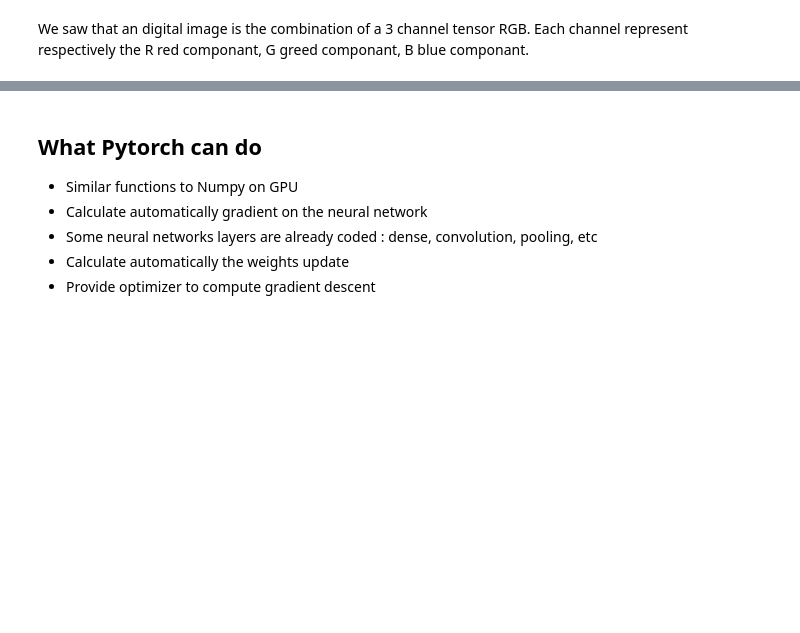
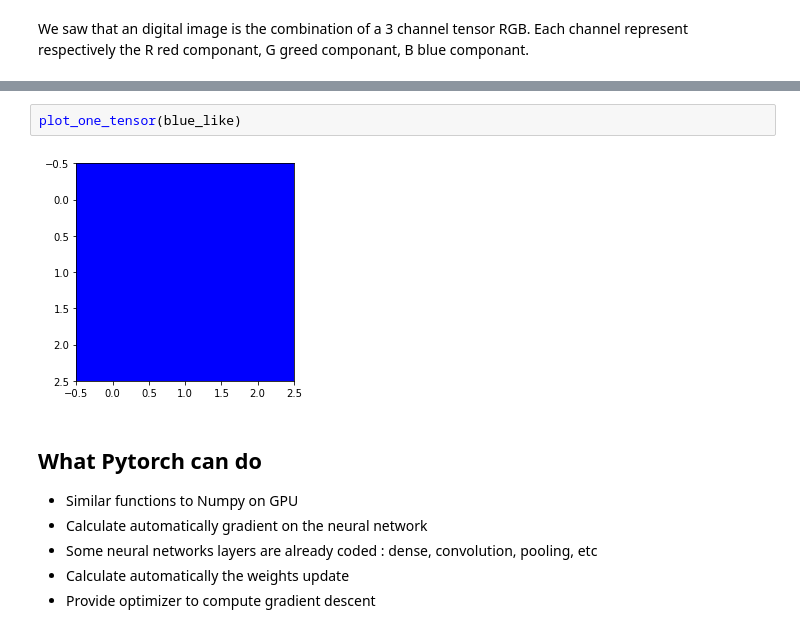
Before and after one commit to DL-ECE/tp2-deeplearningonimages-Geoffrey-FT, a Jupyter notebook: convolution.ipynb, the cells around one changed output, grey strips where cells are left out. Cells and saved outputs as stored; diff of their text form; blank space fills up the shorter version.

```diff
--- a/convolution.ipynb
+++ b/convolution.ipynb
@@ -154,3 +161,7 @@ red_like = build_image_like_tensor(3, 3, 3, 0)
+# %%
+plot_one_tensor(blue_like)
+# %% [output]
+[figure, added]
 # %% [markdown]
 ## What Pytorch can do
 
```
Also changed, not shown: parts of 6 cells of this notebook.
